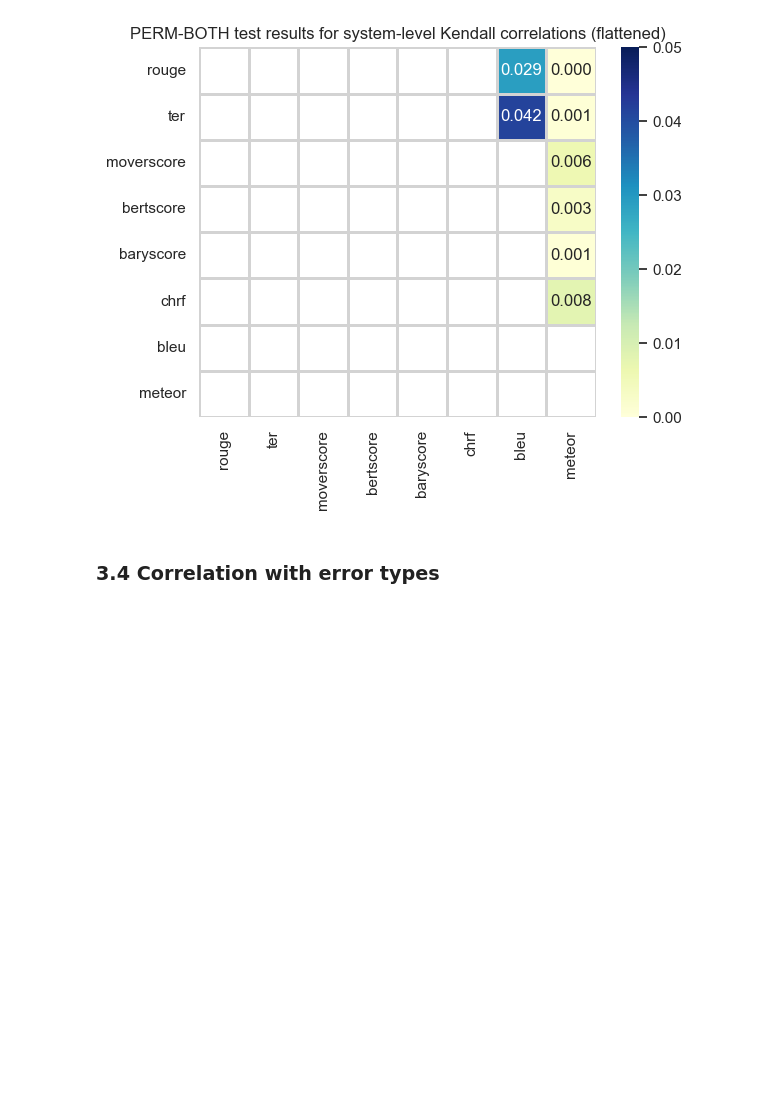
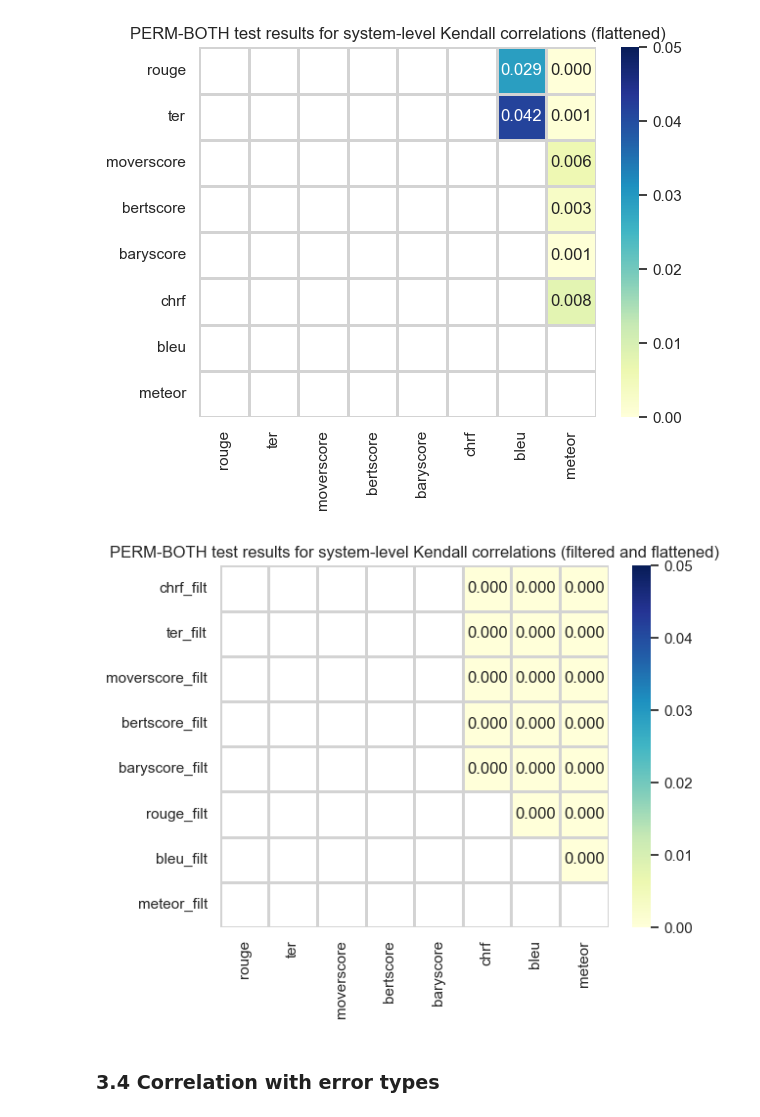
Before and after one commit to fernandokm/nlg_metrics_similarity, a Jupyter notebook: metrics_evaluation.ipynb, the cells around one changed output. Drawn from its saved outputs; the diff is of its cells as text; code cells hidden in the pictures; blank space fills up the shorter version.

Commit message:
add plot filt and concat + fix plot names

```diff
--- a/metrics_evaluation.ipynb
+++ b/metrics_evaluation.ipynb
@@ -548,6 +548,25 @@ with sns.axes_style(style="white"):
     plt.title("PERM-BOTH test results for system-level Kendall correlations (flattened)")
 # %% [output]
 [figure]
+# %%
+np.random.seed(42)
+perm_both_pval = compute_significance_test_dataframe(test_perm_both, rows=metrics_filt, columns=metrics_normal, flatten=True)
+
+with sns.axes_style(style="white"):
+    sns.heatmap(
+        perm_both_pval,
+        annot=True,
+        fmt=".3f",
+        vmin=0,
+        vmax=0.05,
+        cmap="YlGnBu",
+        lw=1,
+        linecolor="lightgray",
+    )
+    savefig("perm_both_filt_flattened")
+    plt.title("PERM-BOTH test results for system-level Kendall correlations (filtered and flattened)")
+# %% [output]
+[figure, added]
 # %% [markdown]
 ### 3.4 Correlation with error types
 # %%
```
Also changed, not shown: parts of 2 cells of this notebook.
